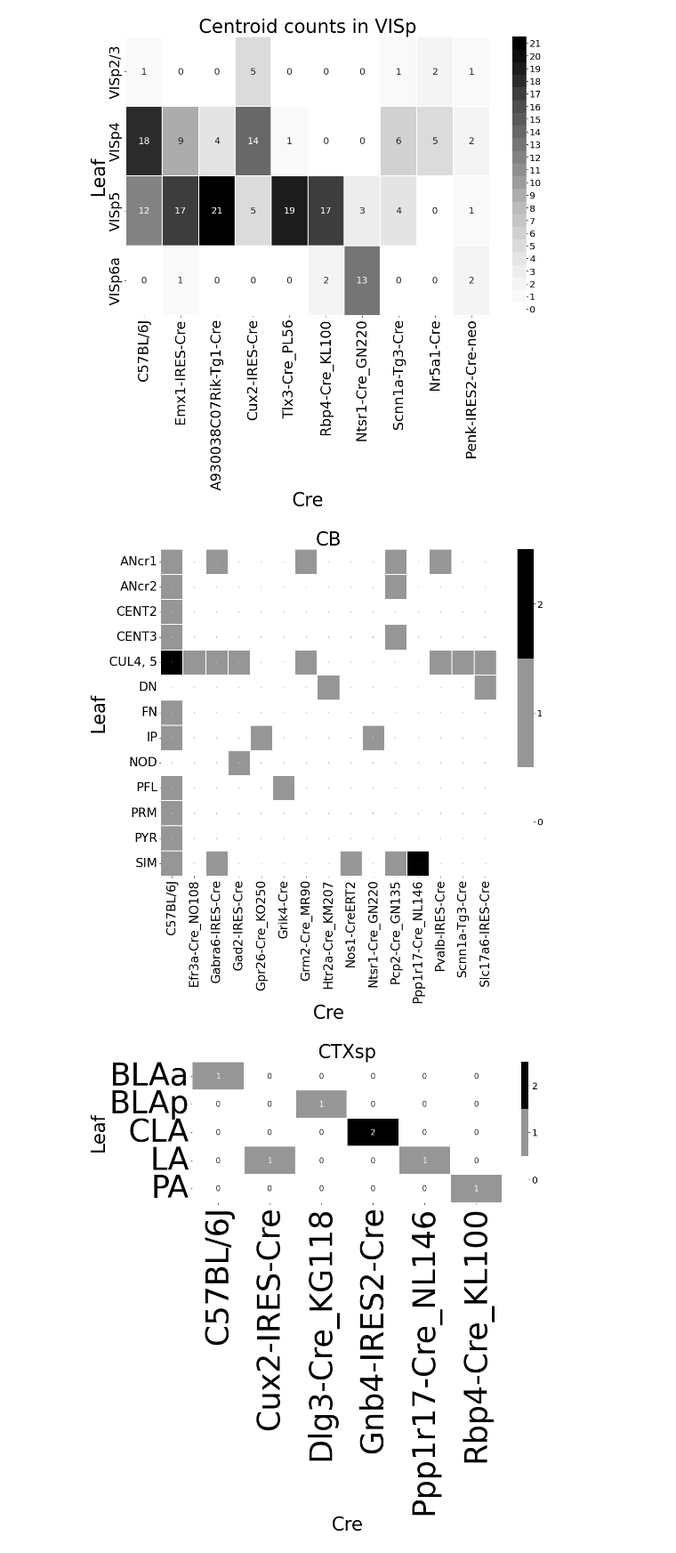
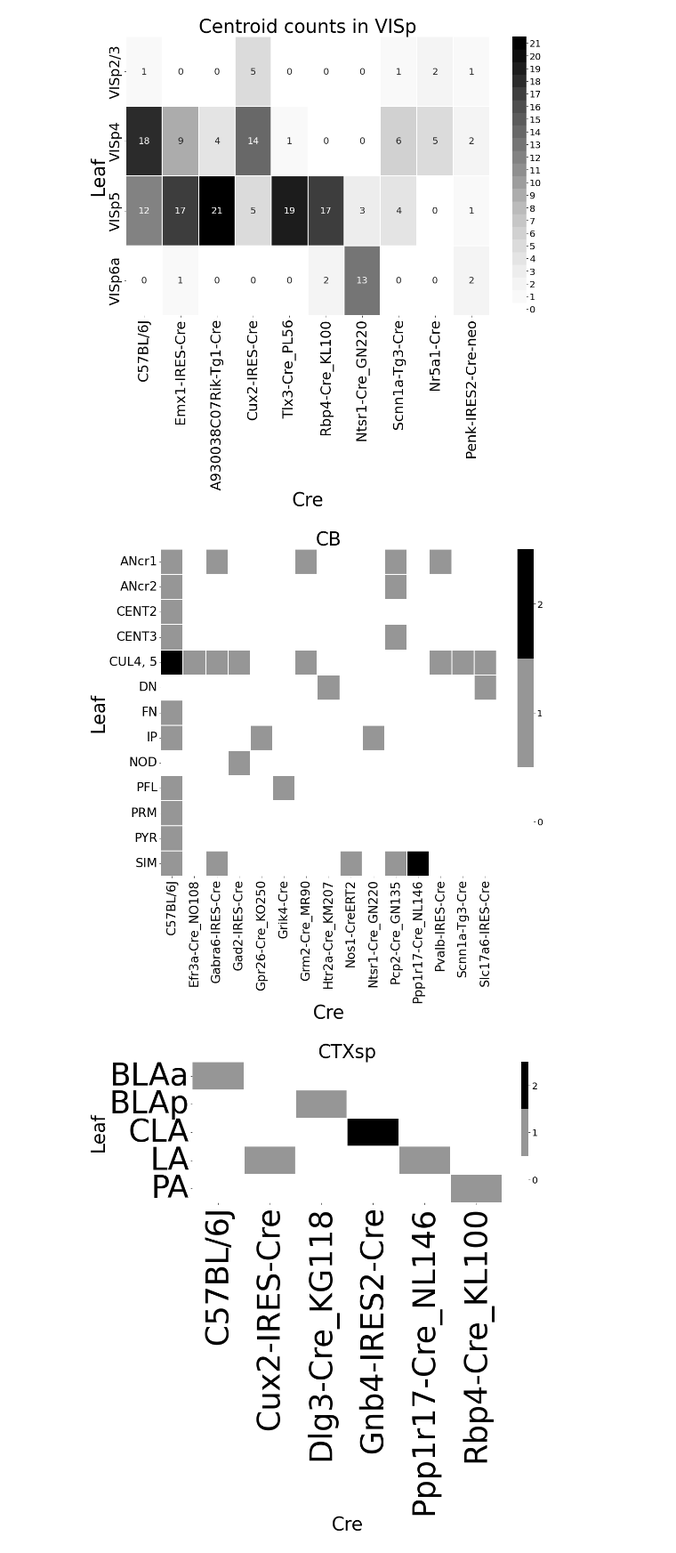
Before and after one commit to AllenInstitute/mouse_connectivity_models, a Jupyter notebook: analyses/paper_final/figures/Figure1_SuppFigure1.ipynb, the cells around one changed output. Shown at 89% size. Saved outputs shown, nothing was run; the diff lists cells and outputs as text; code cells hidden in the pictures.

```diff
--- a/analyses/paper_final/figures/Figure1_SuppFigure1.ipynb
+++ b/analyses/paper_final/figures/Figure1_SuppFigure1.ipynb
@@ -68,5 +93,5 @@ FileNotFoundError: [Errno 2] No such file or directory: '/Users/samsonkoelle/mou
 # %%
-connectivity_data = get_connectivity_data(cache, major_structure_ids, experiments_exclude, remove_injection = False)
+connectivity_data = get_connectivity_data(cache, major_structure_ids, experiments_exclude, remove_injection = False, folder = folder)
 # %% [output]
 512
 703
@@ -230,7 +255,7 @@ plt.savefig(workingdirectory +'/analyses/figures_final/inj_proj_figure_v2', bbox
 # %% [output]
 [figure]
 # %%
-with open('data/info/leafs.pickle', 'rb') as handle:
+with open('data/meta/leafs.pickle', 'rb') as handle:
     leafs = pickle.load(handle)
 
 #load version 3 list
@@ -241,7 +266,7 @@ ontological_order = np.setdiff1d(ontological_order, [1098, 1107])
 #load version 2 list
 #ontological_order = get_ordered_summary_structures(cache,687527945)
 
-mcc = MouseConnectivityCache(manifest_file = '../connectivity/mouse_connectivity_manifest.json')
+mcc = MouseConnectivityCache(manifest_file = 'data/metda/mouse_connectivity_manifest.json')
 st = mcc.get_structure_tree()
 ai_map = st.get_id_acronym_map()
 ia_map = {value: key for key, value in ai_map.items()}
@@ -366,37 +391,37 @@ for m in range(len(major_structure_ids)):
     source_key = source_mask.get_key(structure_ids=ontological_order_leaves)
     source_regions, source_counts = nonzero_unique(source_key, return_counts=True)
 
     nexp = connectivity_data.creline[sid].shape[0]
 
     ls = [ia_map[leafs[sid][i]] for i in range(len(leafs[sid]))]
     crs = connectivity_data.creline[sid]
     df = pd.DataFrame(np.asarray([ls, crs, np.ones(len(ls))]).transpose())
     df.columns = np.asarray(['Leaf', 'Creline','present'])
     a = df.pivot_table(values='present',index='Leaf',columns='Creline',aggfunc=np.sum)
     a = a.fillna(0)
     revels = a
     ticks=np.arange(revels.values.min(),revels.values.max()+1 )
     boundaries = np.arange(revels.values.min()-.5,revels.values.max()+1.5 )
     cmap = plt.get_cmap("Greys", revels.values.max()-revels.values.min()+1)
     fig, ax = plt.subplots(figsize = (15,15))
     ydim = revels.shape[1]
     xdim = revels.shape[0]
-    sns.heatmap(revels, annot=True, linewidths=0.4, cmap=cmap,
-            cbar_kws={"ticks":ticks, "boundaries":boundaries}, ax=ax,annot_kws={"fontsize":500 / (xdim * ydim)})
+    sns.heatmap(revels, annot=False, linewidths=0.4, cmap=cmap,
+            cbar_kws={"ticks":ticks, "boundaries":boundaries}, ax=ax)
     ax.set_title(str(major_structures[m]), fontsize = 40)
     plt.draw()
     ax.set_xticklabels(ax.get_xticklabels(), fontsize = 400 / ydim, rotation = 90)
 
     ax.set_yticklabels(ax.get_yticklabels(), fontsize = 400 / ydim, rotation = 0)
     cbar = ax.collections[0].colorbar
     cbar.ax.tick_params(labelsize=20)
     ax.set_xlabel('Cre' , fontsize = 40)
     ax.set_ylabel('Leaf' , fontsize = 40)
     plt.tight_layout()
-    fig.savefig(workingdirectory +'/analyses/figures_final/' + str(major_structures[m]) + ' centroid density')
+    fig.savefig('paper/KoelleConn_fromlocal_0623/figs/' + str(major_structures[m]) + ' centroid density')
 # %% [output]
 [figure]
-[figure, old version]
+[figure, new version]
 [figure]
 [figure]
 [figure]
```
Also changed, not shown: parts of 3 cells of this notebook, 34 other files.
